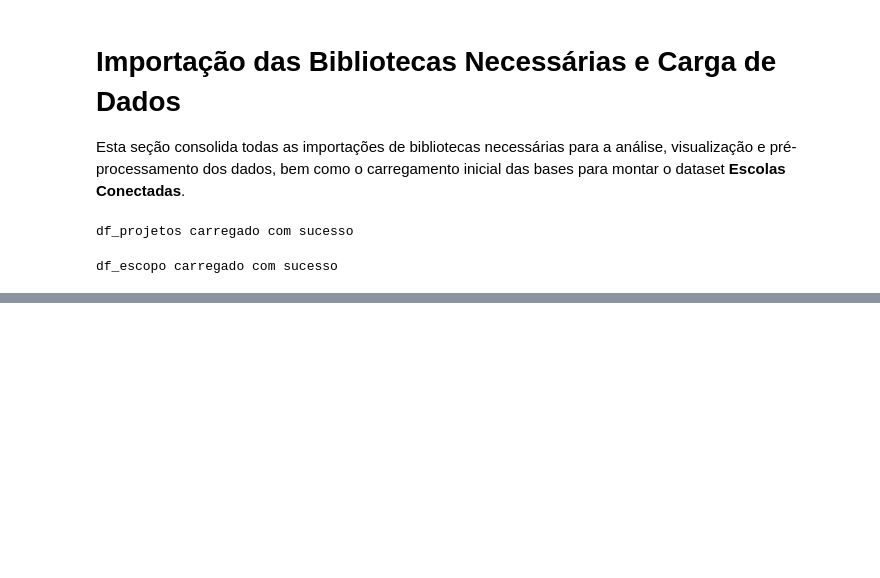
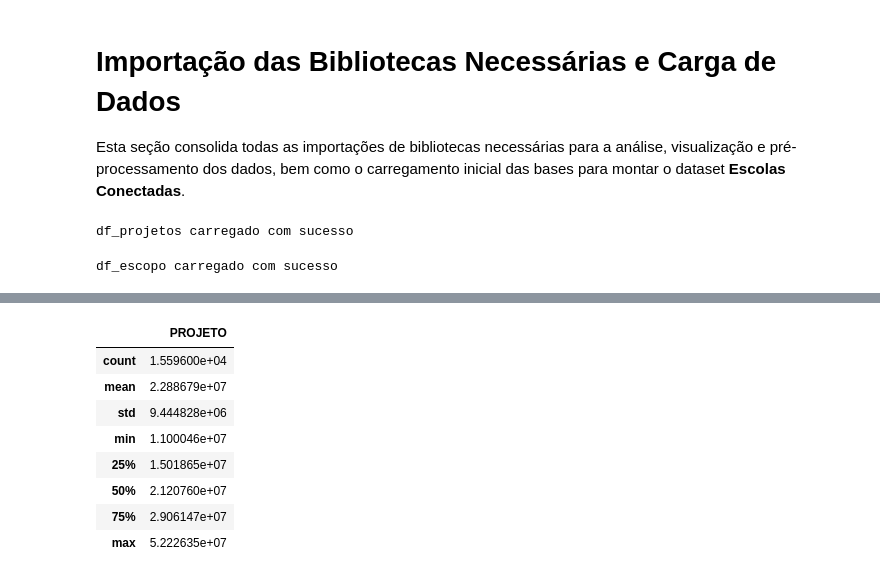
Before and after one commit to dxspimentel/PUC, a Jupyter notebook: MVP_Diego_Pimentel.ipynb, the cells around one changed output, grey strips where cells are left out. Saved outputs shown, nothing was run; the diff lists cells and outputs as text; code cells hidden in the pictures; blank space fills up the shorter version.

```diff
--- a/MVP_Diego_Pimentel.ipynb
+++ b/MVP_Diego_Pimentel.ipynb
@@ -73,0 +140,12 @@ df_escopo carregado com sucesso
+# %%
+df_escopo.describe()
+# %% [output]
+|  | PROJETO |
+| count | 1.559600e+04 |
+| mean | 2.288679e+07 |
+| std | 9.444828e+06 |
+| min | 1.100046e+07 |
+| 25% | 1.501865e+07 |
+| 50% | 2.120760e+07 |
+| 75% | 2.906147e+07 |
+| max | 5.222635e+07 |
```
Also changed, not shown: parts of 7 cells of this notebook.
